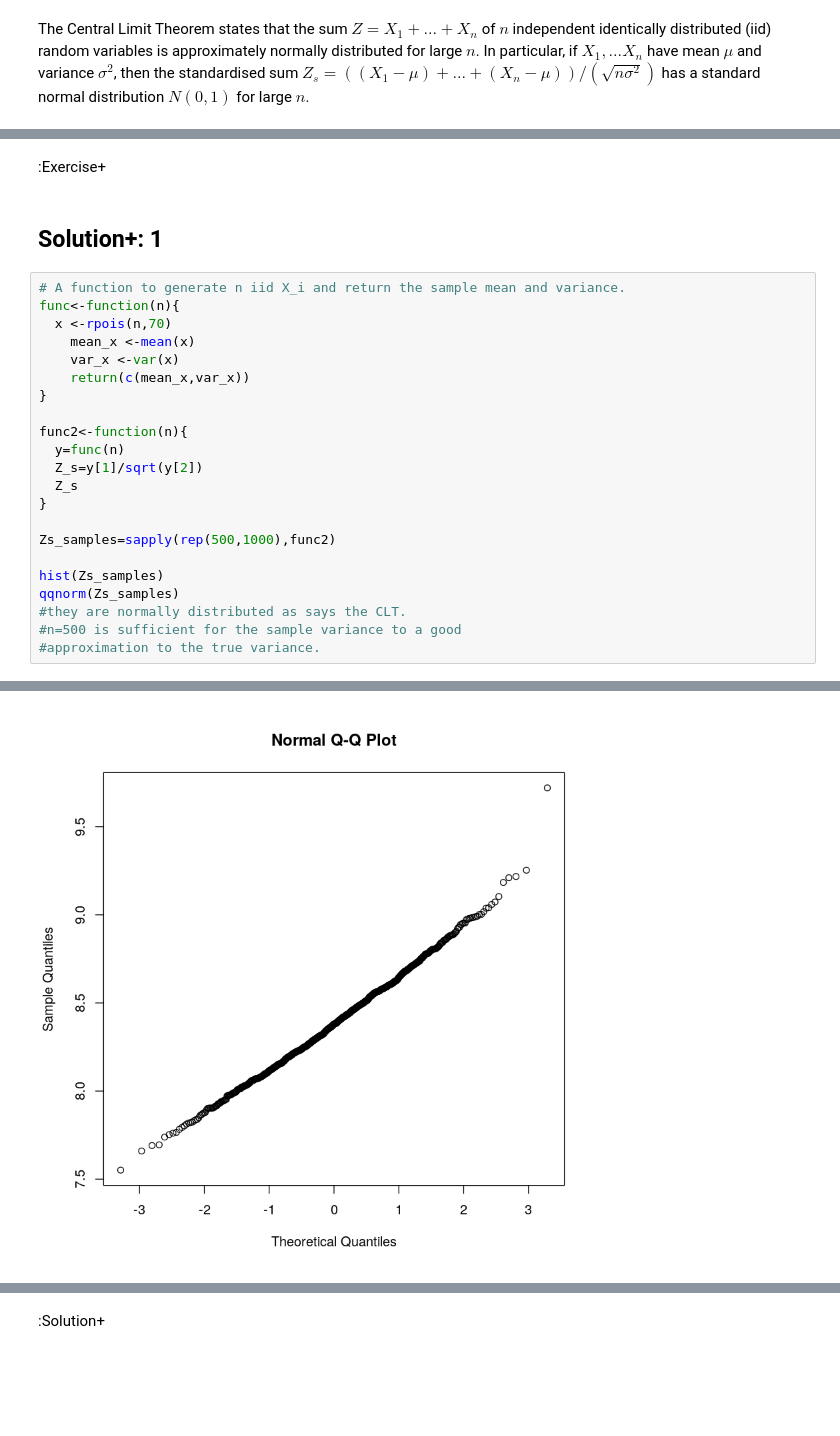
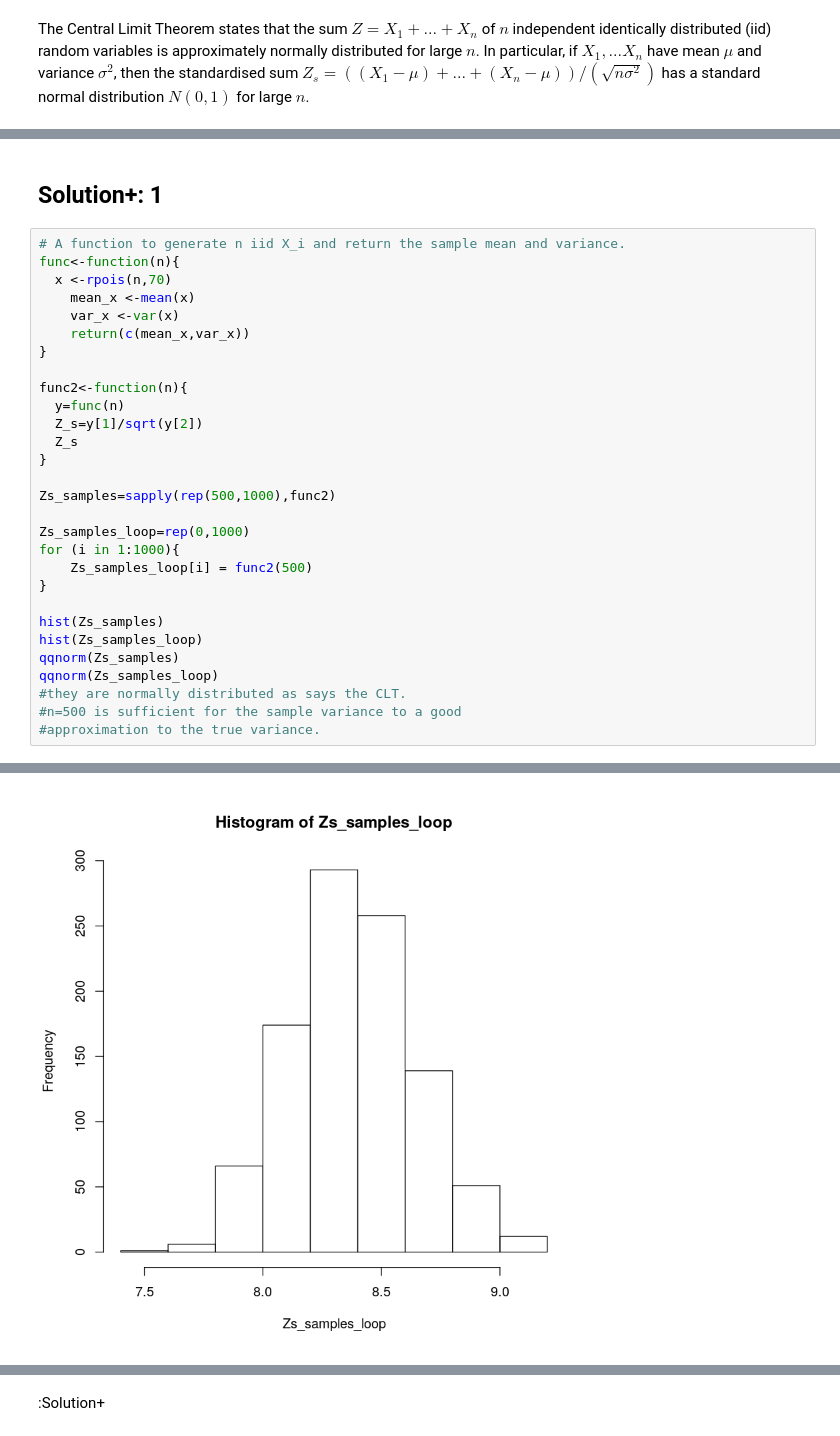
Before and after one commit to JDBetteridge/samba_induction_r, a Jupyter notebook: worksheet/01_r_worksheet.ipynb, the cells around one changed output, grey strips where cells are left out. Saved outputs shown, nothing was run; the diff lists cells and outputs as text; blank space fills up the shorter version.

Commit message:
Pushed Teo's suggested changes which makes the student write a for loop, which was previously lacking

```diff
--- a/worksheet/01_r_worksheet.ipynb
+++ b/worksheet/01_r_worksheet.ipynb
@@ -17,7 +19,5 @@ Use the function `sapply` with the first argument `rep(500,1000)` to generate $N
 
 Plot a histogram of your samples of $Z_s$. What do you observe? Use the function `qqnorm` on your samples of $Z_s$ to produce a normal QQ plot. What do you observe and why is this the case?
-# %% [markdown]
-:Exercise+
 # %% [markdown]
 ## Solution+: 1
 # %%
@@ -37,8 +37,15 @@ func2<-function(n){
 
 Zs_samples=sapply(rep(500,1000),func2)
 
+Zs_samples_loop=rep(0,1000)
+for (i in 1:1000){
+    Zs_samples_loop[i] = func2(500)
+}
+
 hist(Zs_samples)
+hist(Zs_samples_loop)
 qqnorm(Zs_samples)
+qqnorm(Zs_samples_loop)
 #they are normally distributed as says the CLT.
 #n=500 is sufficient for the sample variance to a good
 #approximation to the true variance.
@@ -47 +54 @@ qqnorm(Zs_samples)
-[figure, old version]
+[figure, new version]
```
Also changed, not shown: parts of 13 cells of this notebook.
